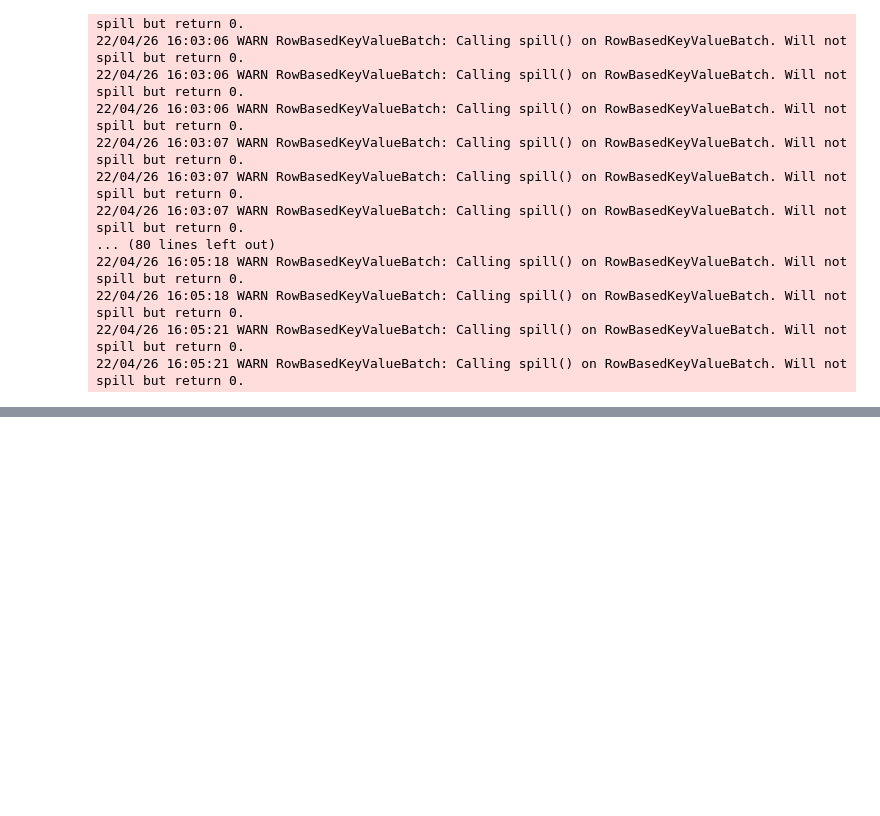
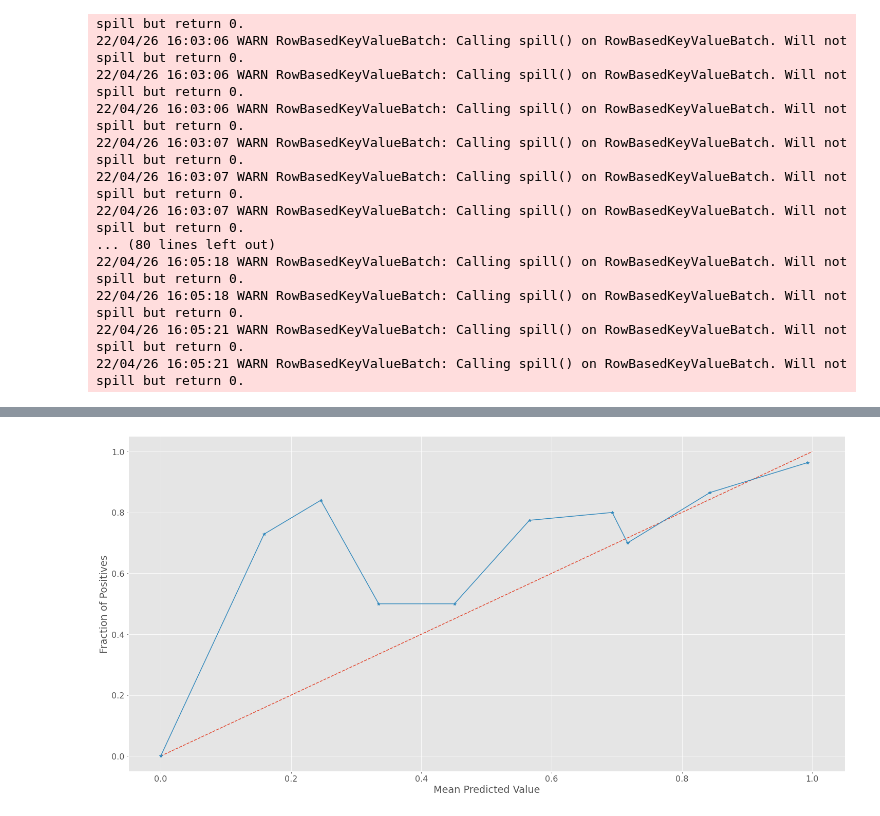
Before and after one commit to humberto-aguiar/Fraud_Detection, a Jupyter notebook: notebooks/c04-mlflow.ipynb, the cells around one changed output, grey strips where cells are left out. Drawn from its saved outputs; the diff is of its cells as text; code cells hidden in the pictures; blank space fills up the shorter version.

```diff
--- a/notebooks/c04-mlflow.ipynb
+++ b/notebooks/c04-mlflow.ipynb
@@ -1430,3 +1578,15 @@ PrecisionRecallDisplay.from_predictions(y_true=results_pd.y_true, y_pred = resul
+# %%
+y_calibrated = lr.predict_proba(X)[:, 1]
+
+# fop, mpv = calibration_curve(y, y_calibrated)
+
+fop, mpv = calibration_curve(y_true=results_pd.y_true, y_prob = y_calibrated, normalize = True, n_bins = 10);
+plt.plot([0,1], [0,1], linestyle='--')
+plt.xlabel('Mean Predicted Value')
+plt.ylabel('Fraction of Positives')
+plt.plot(mpv, fop, marker='*');
+# %% [output]
+[figure, added]
 # %%
 from sklearn.metrics import recall_score, precision_score
 # testing a few thresholds
```
Also changed, not shown: parts of 25 cells of this notebook.
